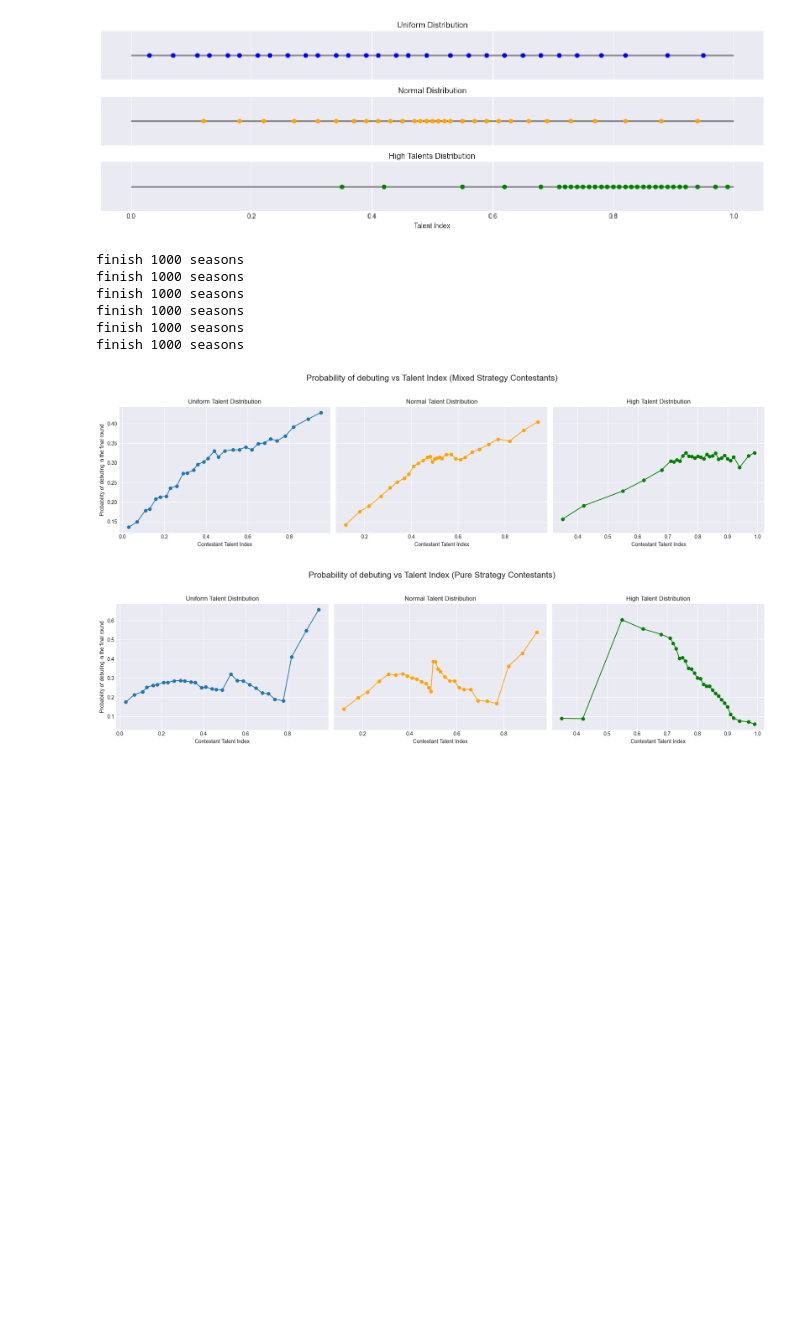
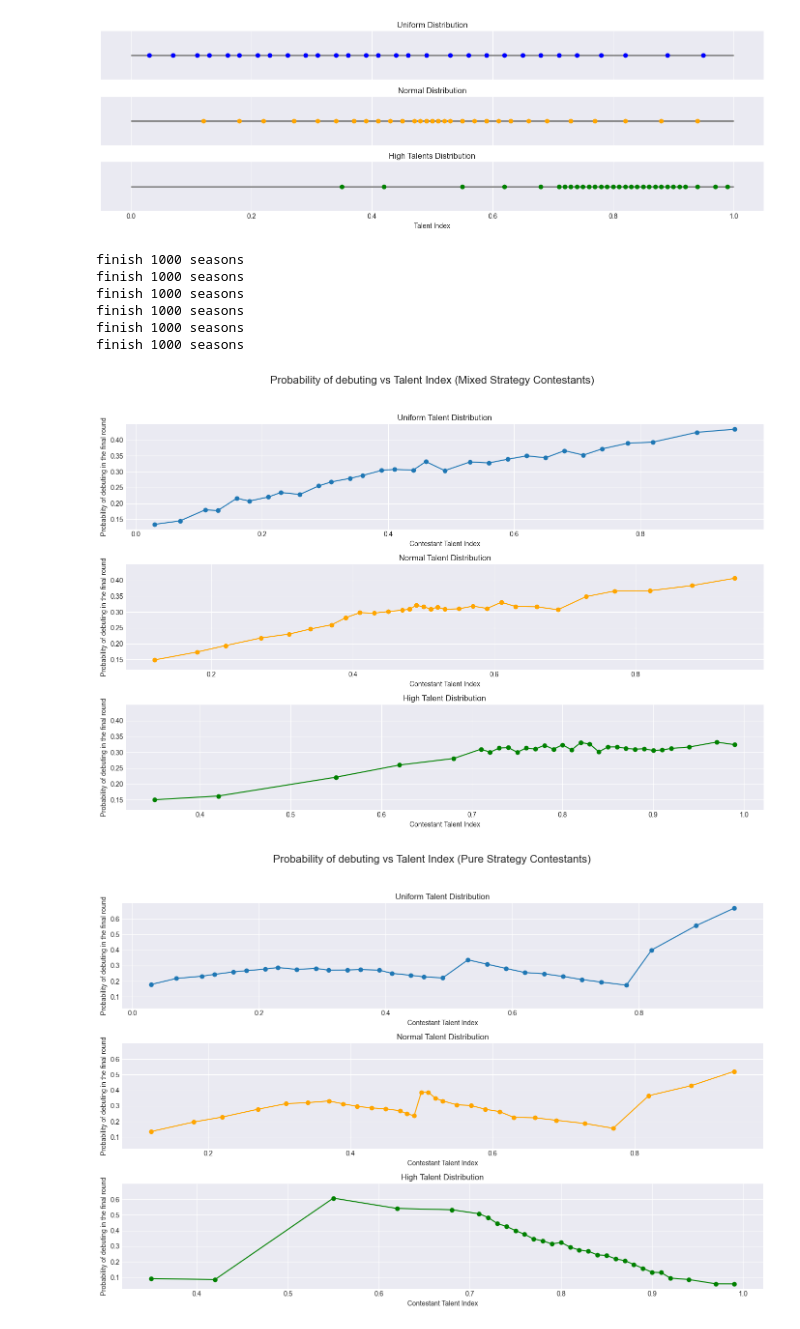
Before and after one commit to tonyl15/FIT3139-2025-S1-FINAL-PROJECT, a Jupyter notebook: FinalProject_33880069.ipynb, the cells around one changed output. Drawn from its saved outputs; the diff is of its cells as text; code cells hidden in the pictures; blank space fills up the shorter version.

Commit message:
Change plot style

```diff
--- a/FinalProject_33880069.ipynb
+++ b/FinalProject_33880069.ipynb
@@ -476,17 +476,23 @@ def plot_talent_distributions_subplots():
 plot_talent_distributions_subplots()
 # %% [output]
 [figure]
+# %%
+# Simulate for the 3 different talent distributions for the two contestant strategies
+mixed_uniform_contestants = simulate_many_seasons(uniform_distribution_talents, ContestantType.MIXED_STRATEGY)
+mixed_normal_contestants = simulate_many_seasons(normal_distribution_talents, ContestantType.MIXED_STRATEGY)
+mixed_high_contestants = simulate_many_seasons(many_high_talents, ContestantType.MIXED_STRATEGY)
+
+pure_uniform_contestants = simulate_many_seasons(uniform_distribution_talents, ContestantType.PURE_STRATEGY)
+pure_normal_contestants = simulate_many_seasons(normal_distribution_talents, ContestantType.PURE_STRATEGY)
+pure_high_contestants = simulate_many_seasons(many_high_talents, ContestantType.PURE_STRATEGY)
+# %% [output]
+finish 1000 seasons
+finish 1000 seasons
+finish 1000 seasons
+finish 1000 seasons
+finish 1000 seasons
+finish 1000 seasons
 # %%
-# Simulate for the 3 different talent distributions for the two contestant strategies
-mixed_uniform_contestants = simulate_many_seasons(uniform_distribution_talents, ContestantType.MIXED_STRATEGY)
-mixed_normal_contestants = simulate_many_seasons(normal_distribution_talents, ContestantType.MIXED_STRATEGY)
-mixed_high_contestants = simulate_many_seasons(many_high_talents, ContestantType.MIXED_STRATEGY)
-
-pure_uniform_contestants = simulate_many_seasons(uniform_distribution_talents, ContestantType.PURE_STRATEGY)
-pure_normal_contestants = simulate_many_seasons(normal_distribution_talents, ContestantType.PURE_STRATEGY)
-pure_high_contestants = simulate_many_seasons(many_high_talents, ContestantType.PURE_STRATEGY)
-
-
 def plot_debut_chances(contestant_strategy):
     # Calculate debut probabilities for different contestant pools
     uniform_debut_prob = []
@@ -510,47 +516,43 @@ def plot_debut_chances(contestant_strategy):
             elif pool_idx == 2: # Many high talents contestants probabilities
                 high_debut_prob.append(state_probabilities[2])
 
-    # Create subplots
-    fig, axs = plt.subplots(1, 3, figsize=(18, 5), sharey=True)
+    # Create subplots stacked vertically, shorter height
+    fig, axs = plt.subplots(3, 1, figsize=(14, 10), sharex=False, sharey=True)
 
     # Uniform
     axs[0].plot(uniform_distribution_talents, uniform_debut_prob, 'o-')
     axs[0].set_title("Uniform Talent Distribution")
     axs[0].set_xlabel("Contestant Talent Index")
     axs[0].set_ylabel("Probability of debuting in the final round")
     axs[0].grid(True)
 
     # Normal
     axs[1].plot(normal_distribution_talents, normal_debut_prob, 'o-', color='orange')
     axs[1].set_title("Normal Talent Distribution")
     axs[1].set_xlabel("Contestant Talent Index")
+    axs[1].set_ylabel("Probability of debuting in the final round")
     axs[1].grid(True)
 
     # Many High Talents
     axs[2].plot(many_high_talents, high_debut_prob, 'o-', color='green')
     axs[2].set_title("High Talent Distribution")
     axs[2].set_xlabel("Contestant Talent Index")
+    axs[2].set_ylabel("Probability of debuting in the final round")
     axs[2].grid(True)
 
     if contestant_strategy == ContestantType.MIXED_STRATEGY:
         title = "Mixed"
     else:
         title = "Pure"
     fig.suptitle(f"Probability of debuting vs Talent Index ({title} Strategy Contestants)", fontsize=16)
     plt.tight_layout(rect=[0, 0.03, 1, 0.95])
     plt.show()
 
 plot_debut_chances(ContestantType.MIXED_STRATEGY)
 plot_debut_chances(ContestantType.PURE_STRATEGY)
 # %% [output]
-finish 1000 seasons
-finish 1000 seasons
-finish 1000 seasons
-finish 1000 seasons
-finish 1000 seasons
-finish 1000 seasons
-[figure, old version]
+[figure, new version]
-[figure, old version]
+[figure, new version]
 # %%
 def plot_elimination_probabilities(contestant_strategy, most_talented_idx=0.8):
     # Get the most talented contestants from the contestant pool
```
Also changed, not shown: parts of 1 cell of this notebook.
